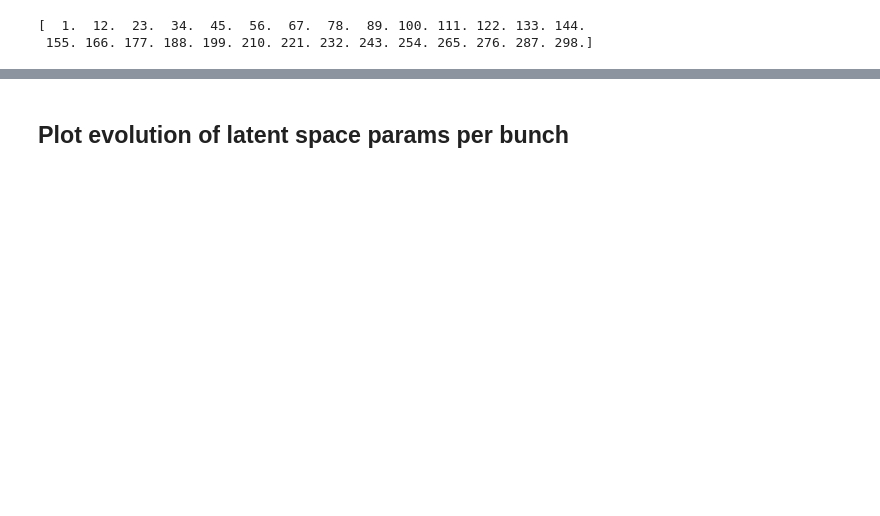
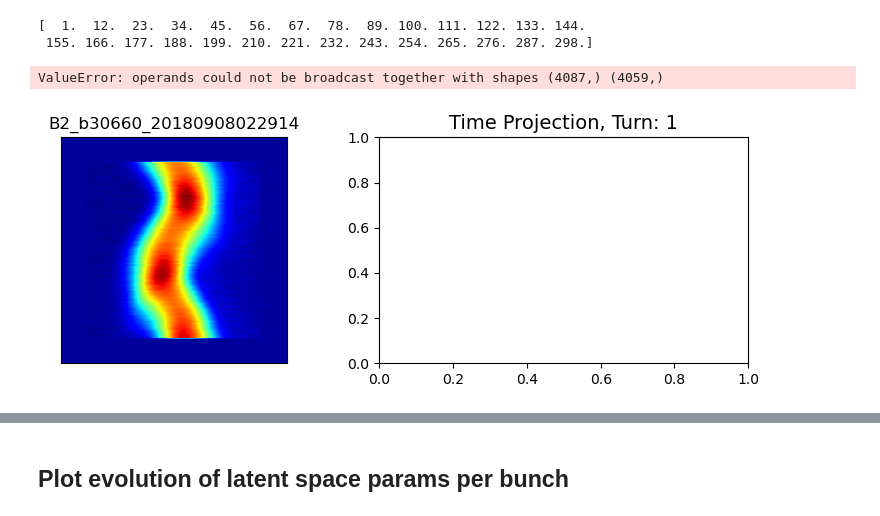
Before and after one commit to kiliakis/tomography_ML, a Jupyter notebook: evaluate_real_data.ipynb, the cells around one changed output, grey strips where cells are left out. Cells and saved outputs as stored; diff of their text form; code cells hidden in the pictures; blank space fills up the shorter version.

```diff
--- a/evaluate_real_data.ipynb
+++ b/evaluate_real_data.ipynb
@@ -304,7 +251,11 @@ def assess_model_real_data(wf, wf_id, bunch_profile, latent_pred,
     plt.close()
 # %%
 from utils import minMaxScaleIMG
+from utils import loadTF, calc_bin_centers, bunchProfile_TFconvolve
 
+time_scale=calc_bin_centers(0, 2.5e-9, 100)
+tf_path = './tomo_data/transfer_functions/TF_B{}.h5'
+freq_array, TF_array = loadTF(path=tf_path)
 
 def assess_model_real_data_no_table(wf, wf_id, bunch_profile, latent_pred,
                                     ps_pred, turn, figname, savefig=False):
@@ -338,8 +289,10 @@ def assess_model_real_data_no_table(wf, wf_id, bunch_profile, latent_pred,
     plt.sca(axes[1])
     plt.title(f'Time Projection, Turn: {turn}', fontsize=14)
     time_profile_pred = minMaxScaleIMG(np.sum(ps_pred[:, :, 0], 0))
+    time_profile_pred = np.reshape(time_profile_pred, (128, 1))
     # time_profile_pred = np.sum(ps_pred[:, :, 0], 0)
-
+    time_profile_pred_tf = bunchProfile_TFconvolve(time_profile_pred, time_scale,
+                                                   freq_array, TF_array)
 
     # Which turn?
     target_turn = int(minmax_normalize_param(
@@ -354,8 +307,14 @@ def assess_model_real_data_no_table(wf, wf_id, bunch_profile, latent_pred,
     # bunch_profile_target = (bunch_profile[:, bunch_profile_turn])
 
     plt.plot(time_profile_pred, label='PRED')
-    # plt.plot(time_profile_target, label='Target 100 trn', marker='')
-    plt.plot(bunch_profile_target, label='TRUE', marker='')
+    plt.plot(time_profile_pred_tf, label='PRED \w TF', marker='')
+
+    # plt.plot(time_profile_target, label='TRUE 100 trn', marker='')
+    plt.plot(bunch_profile_target, label='TRUE 300 trn', marker='')
+
+    # print(time_profile_pred.shape)
+    # print(bunch_profile_target.shape)
+    # print(np.abs(time_profile_pred - bunch_profile_target).shape)
     # Also plot the diff
     plt.plot(np.abs(time_profile_pred - bunch_profile_target), label='DIFF')
 
@@ -371,35 +330,30 @@ def assess_model_real_data_no_table(wf, wf_id, bunch_profile, latent_pred,
     plt.close()
 # %%
 # Plot the predictions
-out_dir = 'plots/real_data_smooth'
-for norm_turn in norm_turns[:1]:
+out_dir = 'plots/real_data_correct_TF'
+for norm_turn in norm_turns[:]:
     # expand turns to be equal to the number of test points
     turn_test = np.ones(len(wf_test), dtype=np.float32)*norm_turn
     # get the predictions
     # start_t = time.time()
     latent_pred, ps_pred = encDec.predictPS(wf_test, turn_test)
     # end_t = time.time()
     # print('Time taken:' , end_t - start_t)
     # Now I need to plot them
     # one directory per WF
-    for i in np.arange(len(wf_test))[:]:
-        # unnorm_turn = int(unnormalizeTurn(norm_turn, maxTurns=298))
+    for i in np.arange(len(wf_test))[:1]:
         unnorm_turn = int(minmax_normalize_param(norm_turn, 0, 1, target_range=(1, 298)))
-        # print(unnorm_turn)
         # save in a figure the turn, latents, input image, output image
         os.makedirs(out_dir + f'/{wf_id[i]}', exist_ok=True)
-        # figname = out_dir+ f'/{wf_id[i]}/time_profile_{unnorm_turn:03d}.png'
-        # assess_model_real_data_no_table(wf_test[i], wf_id[i], bunch_profiles[i],
-        #                 latent_pred[i], ps_pred[i],
-        #                 unnorm_turn, figname, savefig=True)
-
-        figname = out_dir+ f'/{wf_id[i]}/latents_time_projection_{unnorm_turn:03d}.png'
-        assess_model_real_data(wf_test[i], wf_id[i], bunch_profiles[i],
+        figname = out_dir+ f'/{wf_id[i]}/time_profile_{unnorm_turn:03d}.png'
+        assess_model_real_data_no_table(wf_test[i], wf_id[i], bunch_profiles[i],
                         latent_pred[i], ps_pred[i],
                         unnorm_turn, figname, savefig=True)
 
-        # figname = f'plots/real_data_smooth/{wf_id[i]}/turn_{unnorm_turn:03d}.png'
-        # visual_evaluation(wf_test[i], wf_id[i],
+        # figname = out_dir+ f'/{wf_id[i]}/latents_time_projection_{unnorm_turn:03d}.png'
+        # assess_model_real_data(wf_test[i], wf_id[i], bunch_profiles[i],
         #                 latent_pred[i], ps_pred[i],
-        #                 unnorm_turn, figname, savefig=False)
-        # break
+        #                 unnorm_turn, figname, savefig=True)
+# %% [output]
+ValueError: operands could not be broadcast together with shapes (4087,) (4059,)
+[figure, added]
```
Also changed, not shown: parts of 13 cells of this notebook, 14 other files.
